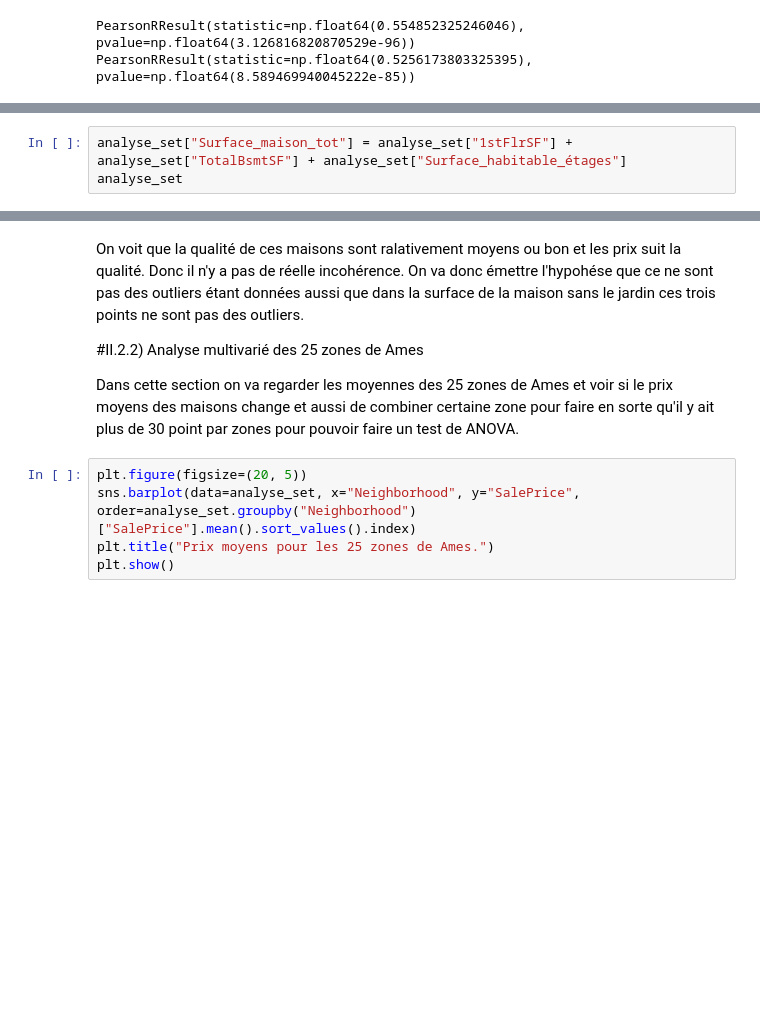
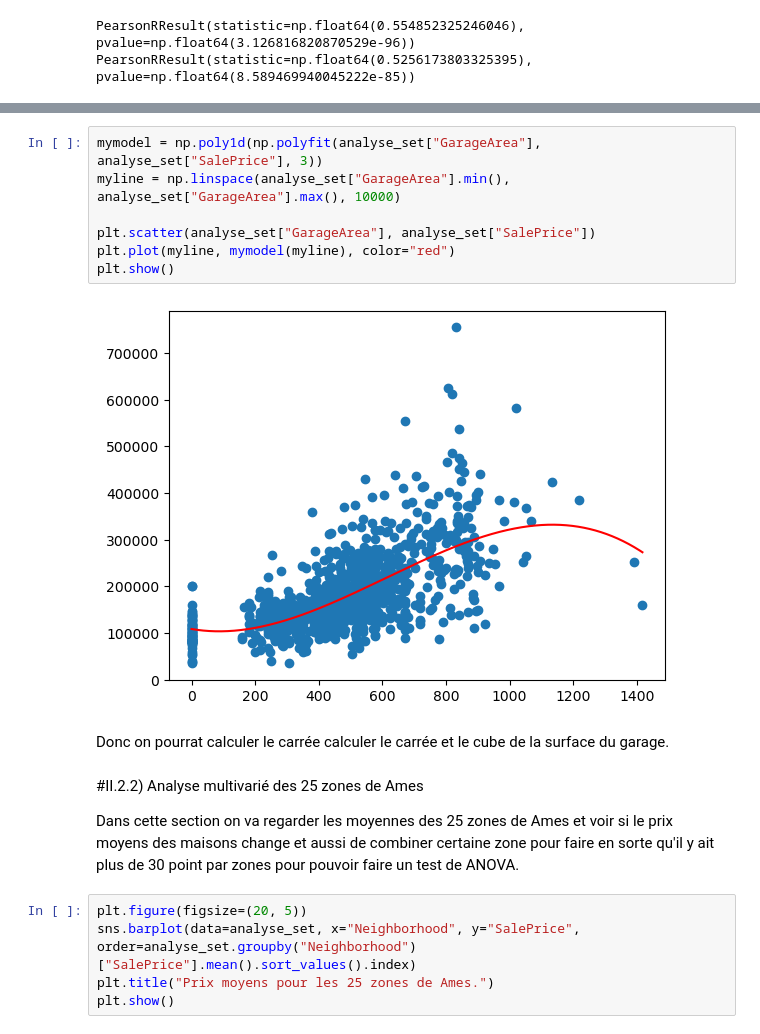
Before and after one commit to fmazur57u/Prediction_prix_immobilier, a Jupyter notebook: projet_prix_immobilier.ipynb, the cells around one changed output, grey strips where cells are left out. Saved outputs shown, nothing was run; the diff lists cells and outputs as text; blank space fills up the shorter version.

```diff
--- a/projet_prix_immobilier.ipynb
+++ b/projet_prix_immobilier.ipynb
@@ -779,3 +736,0 @@ On voit que les corrélations de toutes les maisons qui ont un étages sont asse
-# %%
-analyse_set["Surface_maison_tot"] = analyse_set["1stFlrSF"] + analyse_set["TotalBsmtSF"] + analyse_set["Surface_habitable_étages"]
-analyse_set
@@ -852,6 +739,15 @@ plt.show()
+# %%
+mymodel = np.poly1d(np.polyfit(analyse_set["GarageArea"], analyse_set["SalePrice"], 3))
+myline = np.linspace(analyse_set["GarageArea"].min(), analyse_set["GarageArea"].max(), 10000)
+
+plt.scatter(analyse_set["GarageArea"], analyse_set["SalePrice"])
+plt.plot(myline, mymodel(myline), color="red")
+plt.show()
+# %% [output]
+[figure, added]
+# %% [markdown]
+Donc on pourrat calculer le carrée calculer le carrée et le cube de la surface du garage.
 # %% [markdown]
-On voit que la qualité de ces maisons sont ralativement moyens ou bon et les prix suit la qualité. Donc il n'y a pas de réelle incohérence. On va donc émettre l'hypohése que ce ne sont pas des outliers étant données aussi que dans la surface de la maison sans le jardin ces trois points ne sont pas des outliers.
-
 #II.2.2) Analyse multivarié des 25 zones de Ames
 
 Dans cette section on va regarder les moyennes des 25 zones de Ames et voir si le prix moyens des maisons change et aussi de combiner certaine zone pour faire en sorte qu'il y ait plus de 30 point par zones pour pouvoir faire un test de ANOVA.
```
Also changed, not shown: parts of 37 cells of this notebook.
